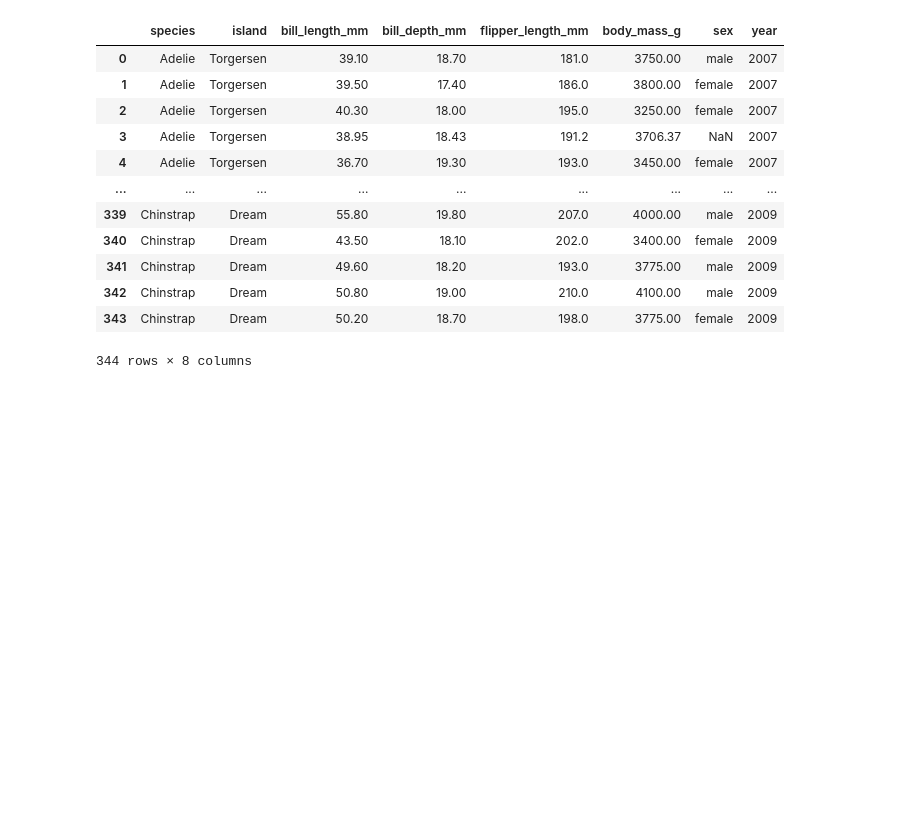
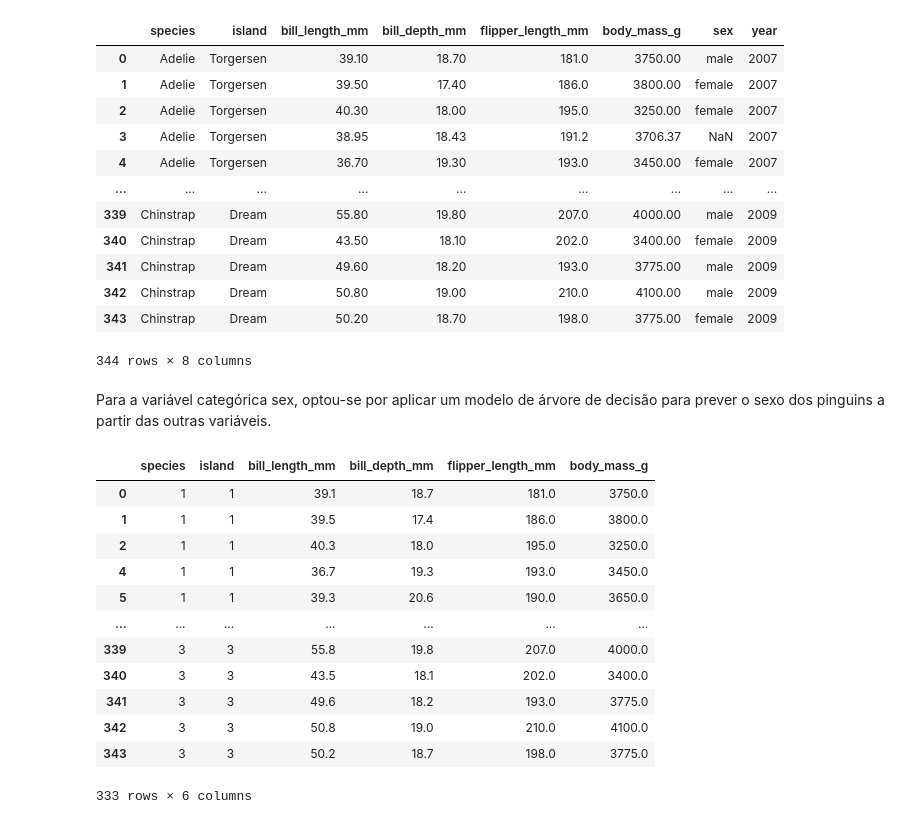
Before and after one commit to carolysg/projeto-pinguins, a Jupyter notebook: penguins.ipynb, the cells around one changed output. Saved outputs shown, nothing was run; the diff lists cells and outputs as text; code cells hidden in the pictures; blank space fills up the shorter version.

```diff
--- a/penguins.ipynb
+++ b/penguins.ipynb
@@ -107,3 +115,28 @@ display(df)
 | 342 | Chinstrap | Dream | 50.80 | 19.00 | 210.0 | 4100.00 | male | 2009 |
 | 343 | Chinstrap | Dream | 50.20 | 18.70 | 198.0 | 3775.00 | female | 2009 |
 344 rows × 8 columns
+# %% [markdown]
+Para a variável categórica sex, optou-se por aplicar um modelo de árvore de decisão para prever o sexo dos pinguins a partir das outras variáveis.
+# %%
+# Selecionando o dataframe sem valores nulos
+df_sem_nulos = df.dropna()
+# Definindo o dataframe a ser utilizado na árvore de decisão
+df_classificador = df_sem_nulos.iloc[:,:-2]
+# Substituindo as variáveis categóricas por variáveis numéricas correspondentes
+df_classificador = df_classificador.replace('Adelie',1).replace('Gentoo',2).replace('Chinstrap',3)
+df_classificador = df_classificador.replace('Torgersen',1).replace('Biscoe',2).replace('Dream',3)
+display(df_classificador)
+# %% [output]
+|  | species | island | bill_length_mm | bill_depth_mm | flipper_length_mm | body_mass_g |
+| 0 | 1 | 1 | 39.1 | 18.7 | 181.0 | 3750.0 |
+| 1 | 1 | 1 | 39.5 | 17.4 | 186.0 | 3800.0 |
+| 2 | 1 | 1 | 40.3 | 18.0 | 195.0 | 3250.0 |
+| 4 | 1 | 1 | 36.7 | 19.3 | 193.0 | 3450.0 |
+| 5 | 1 | 1 | 39.3 | 20.6 | 190.0 | 3650.0 |
+| ... | ... | ... | ... | ... | ... | ... |
+| 339 | 3 | 3 | 55.8 | 19.8 | 207.0 | 4000.0 |
+| 340 | 3 | 3 | 43.5 | 18.1 | 202.0 | 3400.0 |
+| 341 | 3 | 3 | 49.6 | 18.2 | 193.0 | 3775.0 |
+| 342 | 3 | 3 | 50.8 | 19.0 | 210.0 | 4100.0 |
+| 343 | 3 | 3 | 50.2 | 18.7 | 198.0 | 3775.0 |
+333 rows × 6 columns
```
Also changed, not shown: parts of 10 cells of this notebook.
